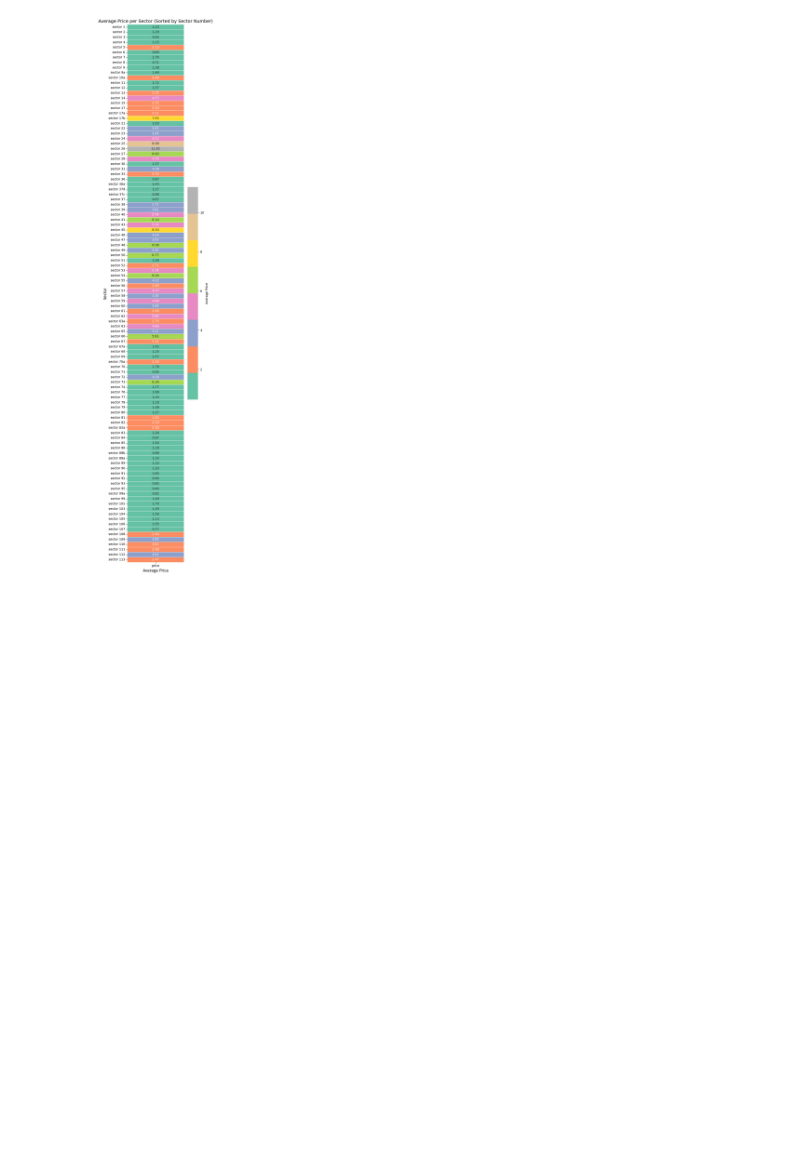
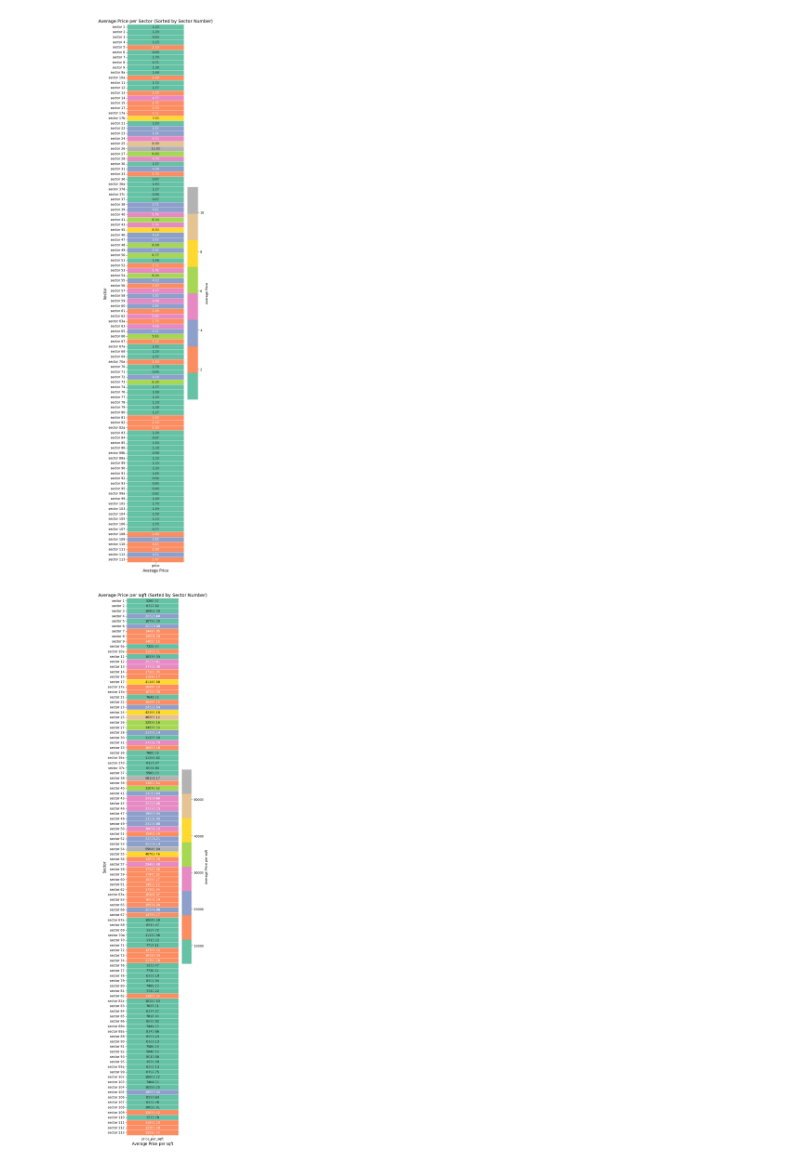
Before and after one commit to 07Sada/real-estate-property-price-predictor, a Jupyter notebook: notebooks/EDA-multivariant_analysis_#06.ipynb, the cells around one changed output. Drawn from its saved outputs; the diff is of its cells as text; code cells hidden in the pictures; blank space fills up the shorter version.

```diff
--- a/notebooks/EDA-multivariant_analysis_#06.ipynb
+++ b/notebooks/EDA-multivariant_analysis_#06.ipynb
@@ -616,3 +609,42 @@ plt.tight_layout()  # Adjust spacing to prevent overlapping elements
 plt.show()
 # %% [output]
 [figure]
+# %%
+# Group by 'sector' and calculate the average price_per_sqft
+avg_price_per_sqft_sector = df.groupby('sector')['price_per_sqft'].mean().reset_index()
+
+# Function to extract sector numbers
+def extract_sector_number(sector_name):
+    match = re.search(r'\d+', sector_name)
+    if match:
+        return int(match.group())
+    else:
+        return float('inf')  # Return a large number for non-numbered sectors
+
+avg_price_per_sqft_sector['sector_number'] = avg_price_per_sqft_sector['sector'].apply(extract_sector_number)
+
+# Sort by sector number
+avg_price_per_sqft_sector_sorted_by_sector = avg_price_per_sqft_sector.sort_values(by='sector_number')
+
+# Create the heatmap
+fig, ax = plt.subplots(figsize=(5, 25))  # Adjust figure size for better readability
+
+sns.heatmap(
+    avg_price_per_sqft_sector_sorted_by_sector.set_index('sector')[['price_per_sqft']],
+    cmap="Set2",  # Use the specified color palette
+    annot=True,  # Show data values inside each heatmap cell
+    fmt=".2f",  # Format as floats with two decimal places
+    linewidths=0.5,  # Adjust grid line width between cells
+    cbar_kws={"label": "Average Price per sqft"}  # Add label to the colorbar
+)
+
+# Customize the plot
+ax.set_title("Average Price per sqft (Sorted by Sector Number)", fontsize=14)
+ax.set_xlabel("Average Price per sqft", fontsize=12)  # Adjust label font sizes
+ax.set_ylabel("Sector", fontsize=12)
+plt.xticks(rotation=0)  # No rotation for x-axis labels (assuming sector names are short)
+plt.tight_layout()  # Adjust spacing to prevent overlapping elements
+
+plt.show()
+# %% [output]
+[figure, added]
```
Also changed, not shown: parts of 15 cells of this notebook.
